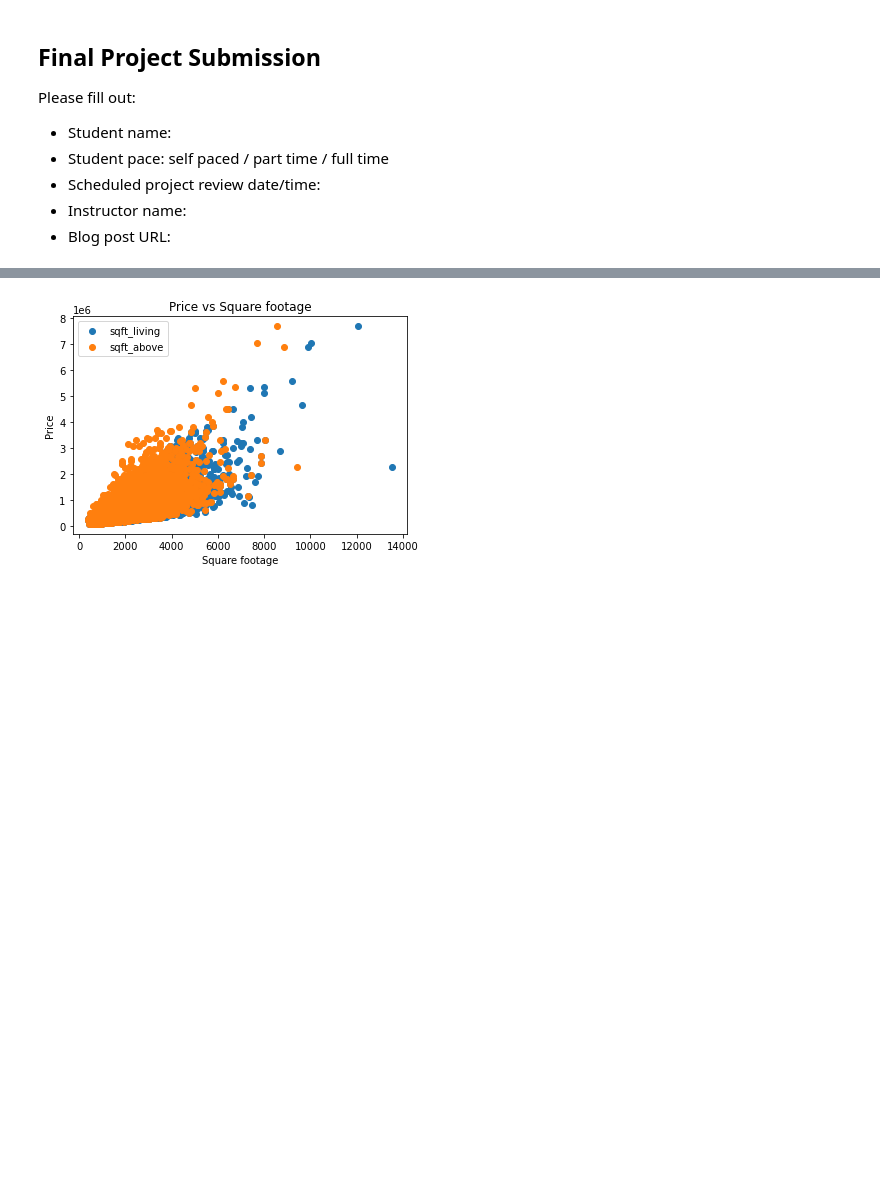
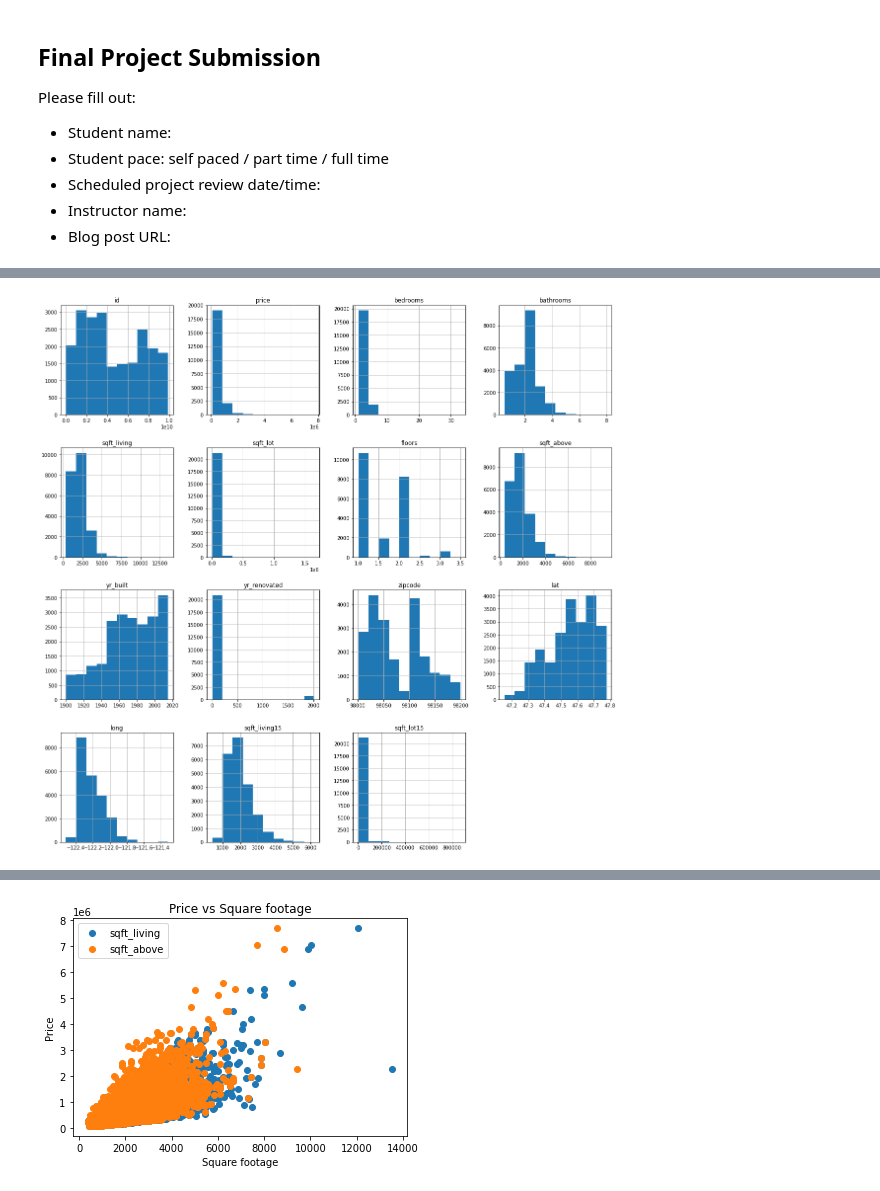
Before and after one commit to billymwangi/project-phase-2, a Jupyter notebook: student d.ipynb, the cells around one changed output, grey strips where cells are left out. Cells and saved outputs as stored; diff of their text form; code cells hidden in the pictures; blank space fills up the shorter version.

```diff
--- a/student d.ipynb
+++ b/student d.ipynb
@@ -488,0 +190,4 @@ Multivariate EDA
+# %%
+kc_data.hist(figsize=(20,20));
+# %% [output]
+[figure, added]
```
Also changed, not shown: parts of 61 cells of this notebook.
